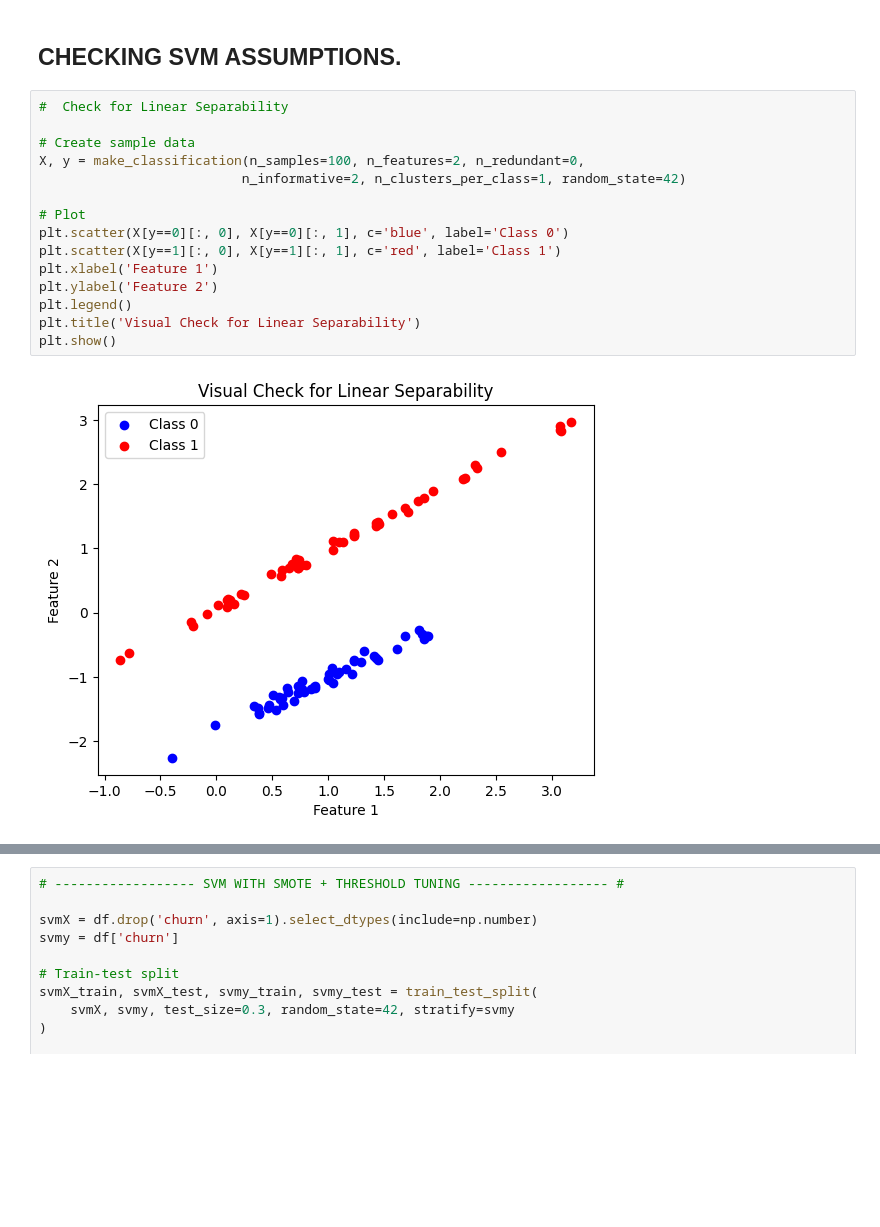
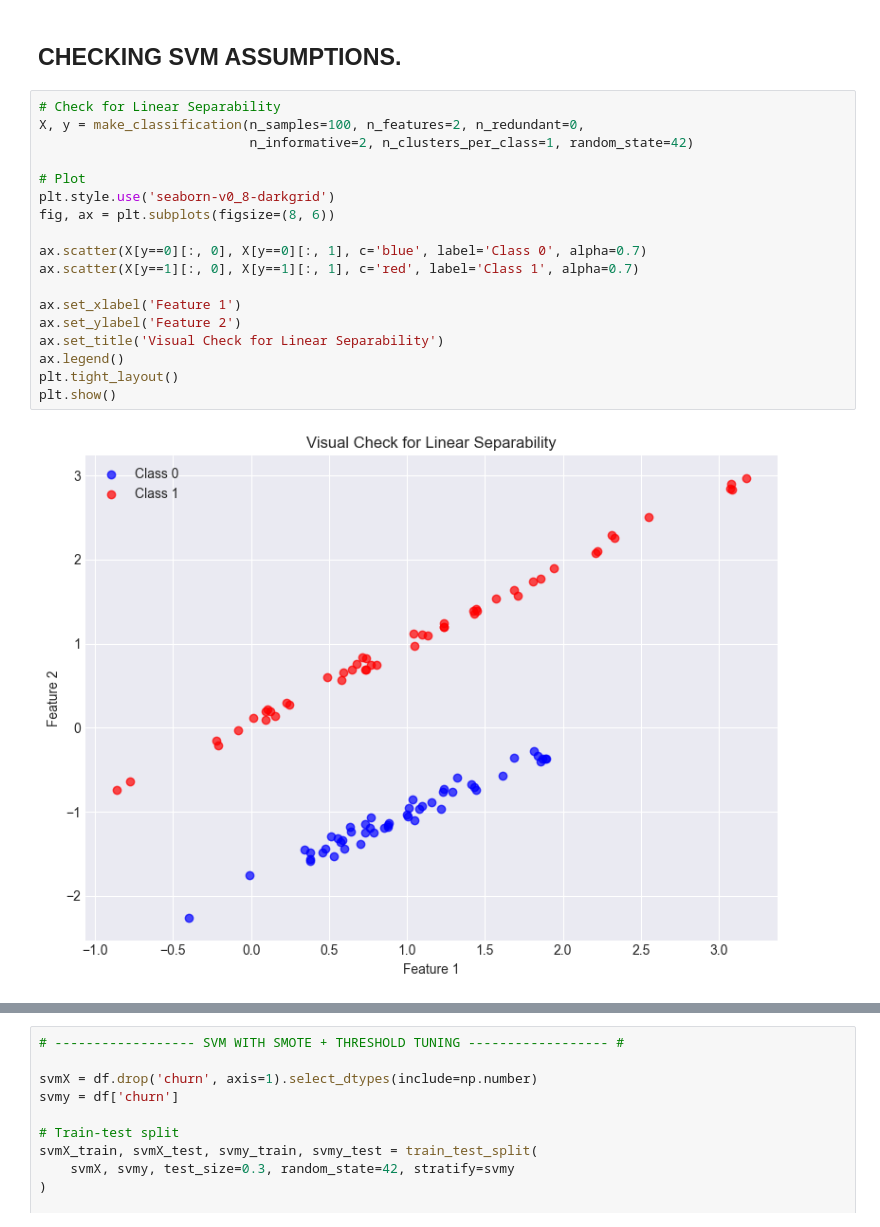
Before and after one commit to arnenyeck06/keystonedata-customer-clv-project, a Jupyter notebook: notebooks/Customer_churn_analysis.ipynb, the cells around one changed output, grey strips where cells are left out. Drawn from its saved outputs; the diff is of its cells as text; blank space fills up the shorter version.

```diff
--- a/notebooks/Customer_churn_analysis.ipynb
+++ b/notebooks/Customer_churn_analysis.ipynb
@@ -448,20 +484,23 @@ weighted avg       0.76      0.78      0.77      2107
 # %% [markdown]
 ## CHECKING SVM ASSUMPTIONS.
 # %%
-#  Check for Linear Separability
-
-# Create sample data
+# Check for Linear Separability
 X, y = make_classification(n_samples=100, n_features=2, n_redundant=0,
-                          n_informative=2, n_clusters_per_class=1, random_state=42)
+                           n_informative=2, n_clusters_per_class=1, random_state=42)
 
 # Plot
-plt.scatter(X[y==0][:, 0], X[y==0][:, 1], c='blue', label='Class 0')
-plt.scatter(X[y==1][:, 0], X[y==1][:, 1], c='red', label='Class 1')
-plt.xlabel('Feature 1')
-plt.ylabel('Feature 2')
-plt.legend()
-plt.title('Visual Check for Linear Separability')
+plt.style.use('seaborn-v0_8-darkgrid')
+fig, ax = plt.subplots(figsize=(8, 6))
+
+ax.scatter(X[y==0][:, 0], X[y==0][:, 1], c='blue', label='Class 0', alpha=0.7)
+ax.scatter(X[y==1][:, 0], X[y==1][:, 1], c='red', label='Class 1', alpha=0.7)
+
+ax.set_xlabel('Feature 1')
+ax.set_ylabel('Feature 2')
+ax.set_title('Visual Check for Linear Separability')
+ax.legend()
+plt.tight_layout()
 plt.show()
 # %% [output]
-[figure, old version]
+[figure, new version]
 # %%
```
Also changed, not shown: parts of 6 cells of this notebook.
